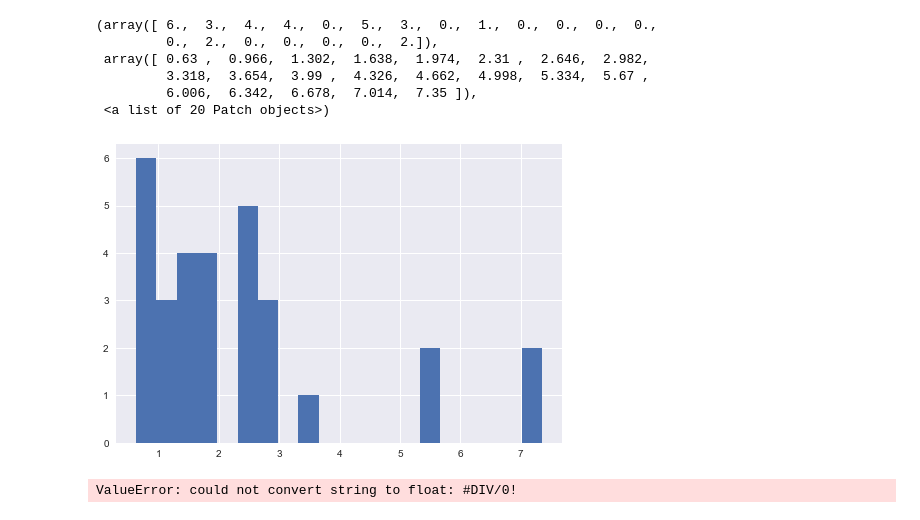
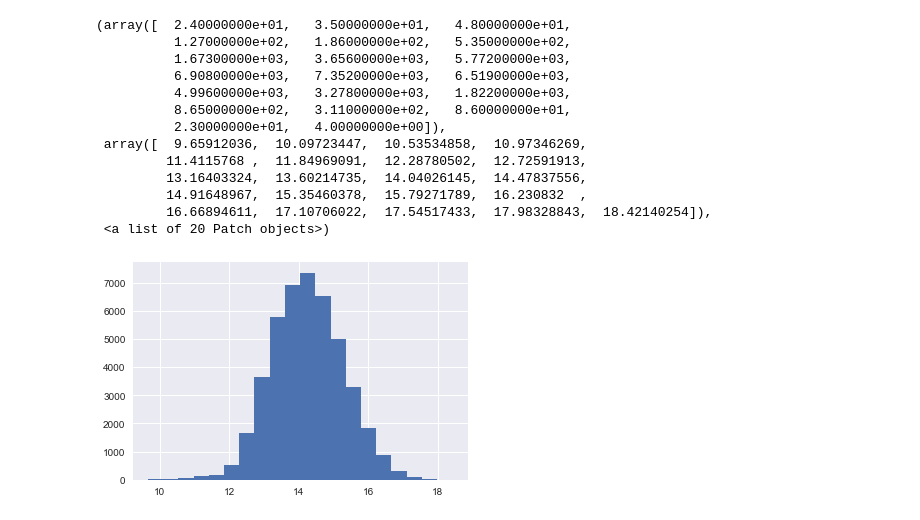
Before and after one commit to leohentschker/nbahack, a Jupyter notebook: Creating EV.ipynb, the cells around one changed output. Cells and saved outputs as stored; diff of their text form; code cells hidden in the pictures.

```diff
--- a/Creating EV.ipynb
+++ b/Creating EV.ipynb
@@ -39,0 +96,3 @@ df_DMA.head()
+# %%
+df_web = pd.read_csv("data/Web_Metrics.csv")
+df_web.head()
@@ -39,0 +106,3 @@ df_DMA.head()
+# %%
+df_web_UNQ = df_web[df_web['Value'].notnull()][df_web['Metric'] == 'UNQ']
+df_web_TTS = df_web[df_web['Value'].notnull()][df_web['Metric'] == 'TTS']
@@ -40,29 +115,17 @@ df_DMA.head()
 # %%
-plt.hist(df_DMA.DMA_TV_Households_Millions, bins=20)
+plt.hist(np.log(df_web_TTS['Value']), bins=20)
 # %% [output]
-(array([ 6.,  3.,  4.,  4.,  0.,  5.,  3.,  0.,  1.,  0.,  0.,  0.,  0.,
-         0.,  2.,  0.,  0.,  0.,  0.,  2.]),
- array([ 0.63 ,  0.966,  1.302,  1.638,  1.974,  2.31 ,  2.646,  2.982,
-         3.318,  3.654,  3.99 ,  4.326,  4.662,  4.998,  5.334,  5.67 ,
-         6.006,  6.342,  6.678,  7.014,  7.35 ]),
+(array([  2.40000000e+01,   3.50000000e+01,   4.80000000e+01,
+          1.27000000e+02,   1.86000000e+02,   5.35000000e+02,
+          1.67300000e+03,   3.65600000e+03,   5.77200000e+03,
+          6.90800000e+03,   7.35200000e+03,   6.51900000e+03,
+          4.99600000e+03,   3.27800000e+03,   1.82200000e+03,
+          8.65000000e+02,   3.11000000e+02,   8.60000000e+01,
+          2.30000000e+01,   4.00000000e+00]),
+ array([  9.65912036,  10.09723447,  10.53534858,  10.97346269,
+         11.4115768 ,  11.84969091,  12.28780502,  12.72591913,
+         13.16403324,  13.60214735,  14.04026145,  14.47837556,
+         14.91648967,  15.35460378,  15.79271789,  16.230832  ,
+         16.66894611,  17.10706022,  17.54517433,  17.98328843,  18.42140254]),
  <a list of 20 Patch objects>)
-[figure, old version]
+[figure, new version]
-# %%
-def rm_footnotes(s):
-    """Removes any text after first '[' in string
-    District of Columbia[1] -> District of Columbia"""
-    return s.split('[')[0]
-
-def clean_float(s):
-    """Removes any commas, '$' symbols, or footnotes from string and converts to int.
-    Returns zero for blank strings"""
-    s = s.strip().replace(',','').replace('$', '')
-    s = rm_footnotes(s)
-    return float(s) if s else 0
-
-df_tix = pd.read_csv("data/Pct_Indy_Tix_Sold.csv")
-df_tix['Pct_Indy_Tix_Sold'].apply(clean_float)
-df_tix.head()
-df_tix.dtypes
-# %% [output]
-ValueError: could not convert string to float: #DIV/0!
```
Also changed, not shown: parts of 13 cells of this notebook, 3 other files.
